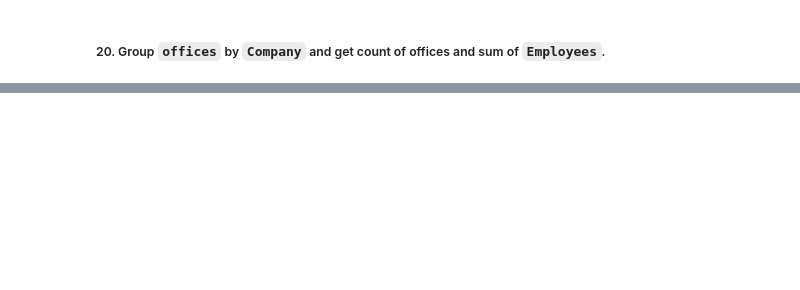
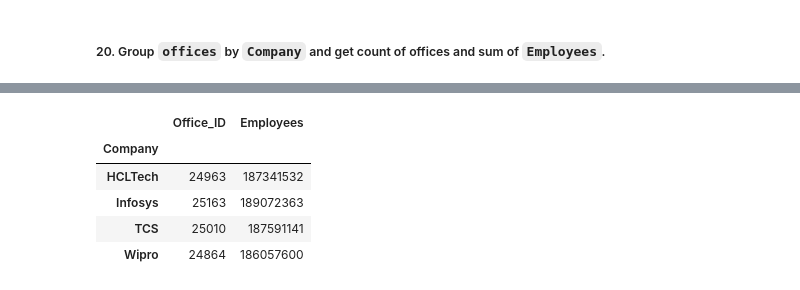
Before and after one commit to shiva3994/Projects, a Jupyter notebook: Python/L_Big4_India.ipynb, the cells around one changed output, grey strips where cells are left out. Saved outputs shown, nothing was run; the diff lists cells and outputs as text; code cells hidden in the pictures; blank space fills up the shorter version.

```diff
--- a/Python/L_Big4_India.ipynb
+++ b/Python/L_Big4_India.ipynb
@@ -797,3 +834,13 @@ data_dict['Company_Financials'].groupby()
+# %%
+data_dict['Office_Locations'].groupby('Company').agg({'Office_ID':'count','Employees':'sum'}).round(2)
+#Multi condition aggrigate
+# %% [output]
+|  | Office_ID | Employees |
+| Company |  |  |
+| HCLTech | 24963 | 187341532 |
+| Infosys | 25163 | 189072363 |
+| TCS | 25010 | 187591141 |
+| Wipro | 24864 | 186057600 |
 # %%
 ### Python
 
```
Also changed, not shown: parts of 6 cells of this notebook.
